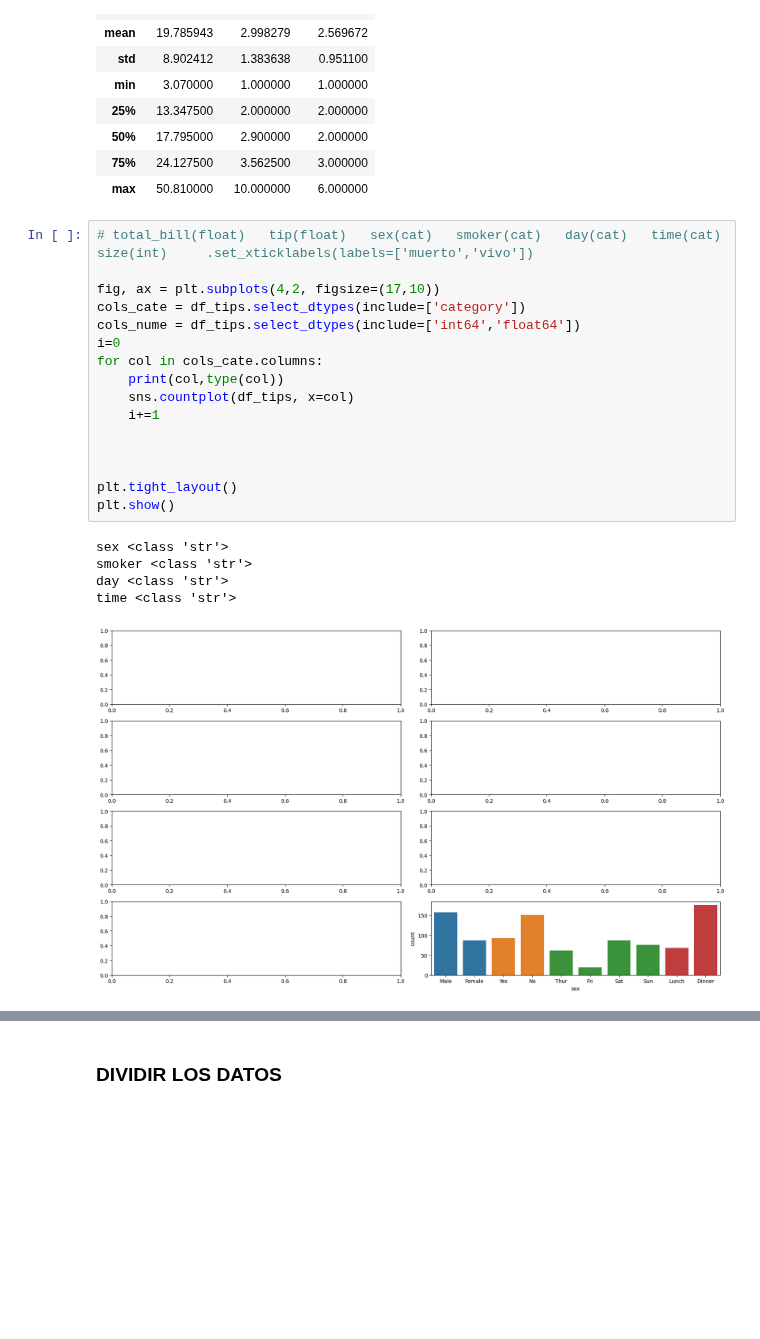
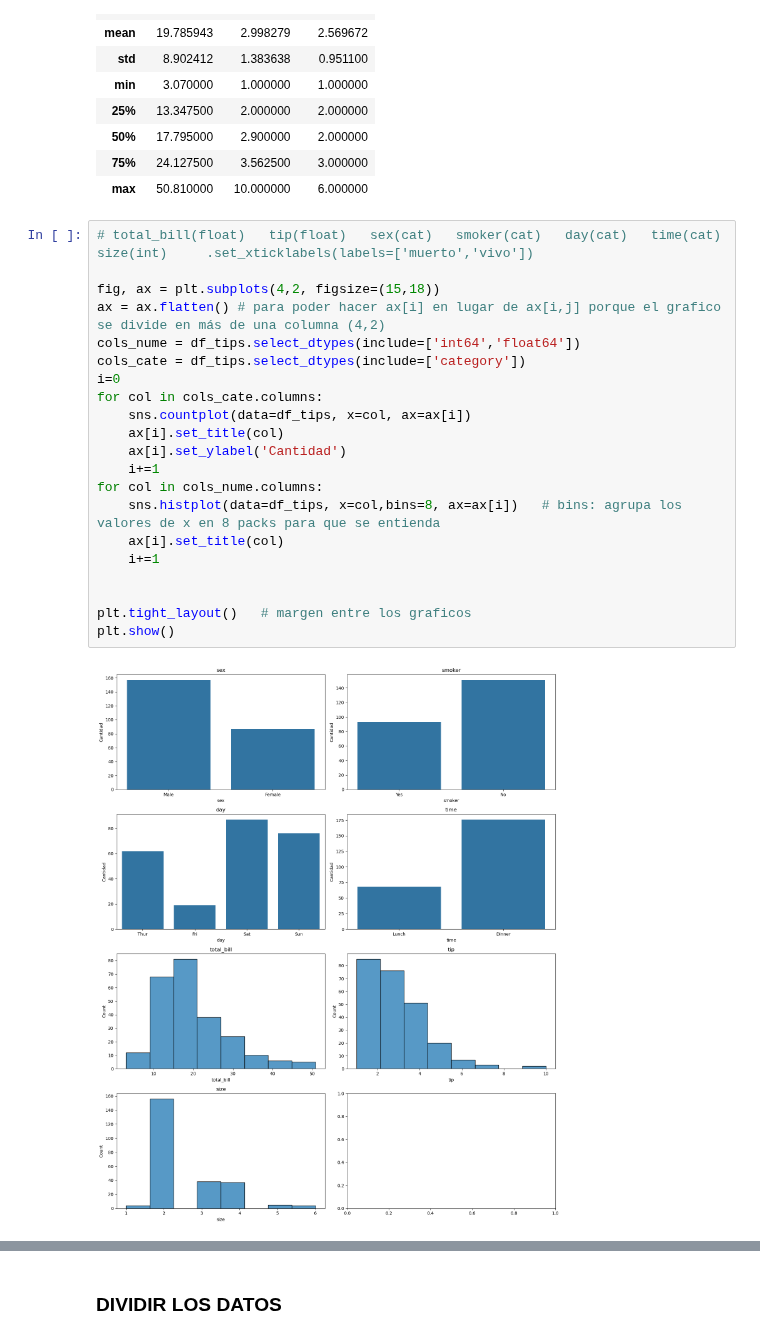
Before and after one commit to Elena2332/iabd, a Jupyter notebook: ia/sapa/2_5Ejercicios.ipynb, the cells around one changed output, grey strips where cells are left out. Cells and saved outputs as stored; diff of their text form; blank space fills up the shorter version.

```diff
--- a/ia/sapa/2_5Ejercicios.ipynb
+++ b/ia/sapa/2_5Ejercicios.ipynb
@@ -77,22 +77,23 @@ df_tips.describe()
 # %%
 # total_bill(float)   tip(float)   sex(cat)   smoker(cat)   day(cat)   time(cat)  size(int)     .set_xticklabels(labels=['muerto','vivo'])
 
-fig, ax = plt.subplots(4,2, figsize=(17,10))
+fig, ax = plt.subplots(4,2, figsize=(15,18))
+ax = ax.flatten() # para poder hacer ax[i] en lugar de ax[i,j] porque el grafico se divide en más de una columna (4,2)
+cols_nume = df_tips.select_dtypes(include=['int64','float64'])
 cols_cate = df_tips.select_dtypes(include=['category'])
-cols_nume = df_tips.select_dtypes(include=['int64','float64'])
 i=0
 for col in cols_cate.columns:
-    print(col,type(col))
-    sns.countplot(df_tips, x=col)
+    sns.countplot(data=df_tips, x=col, ax=ax[i])
+    ax[i].set_title(col)
+    ax[i].set_ylabel('Cantidad')
+    i+=1
+for col in cols_nume.columns:
+    sns.histplot(data=df_tips, x=col,bins=8, ax=ax[i])   # bins: agrupa los valores de x en 8 packs para que se entienda
+    ax[i].set_title(col)
     i+=1
 
 
-
-plt.tight_layout()
+plt.tight_layout()   # margen entre los graficos
 plt.show()
 # %% [output]
-sex <class 'str'>
-smoker <class 'str'>
-day <class 'str'>
-time <class 'str'>
-[figure, old version]
+[figure, new version]
```
Also changed, not shown: parts of 1 cell of this notebook, 1 other file.
